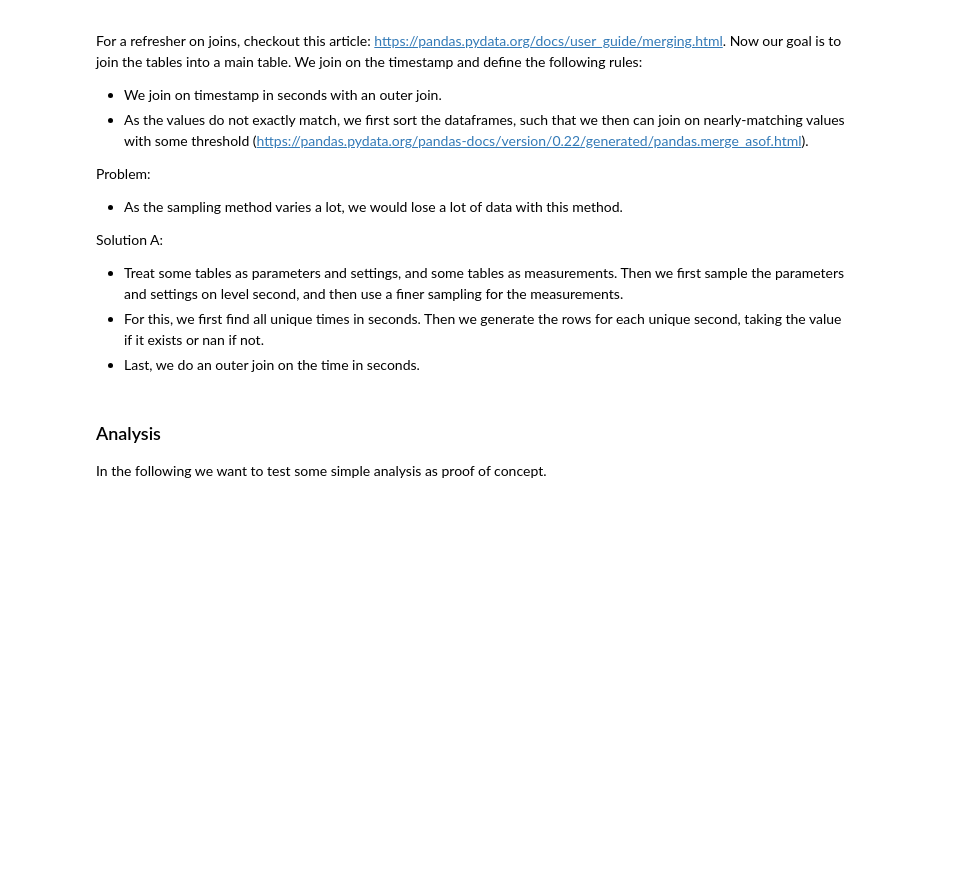
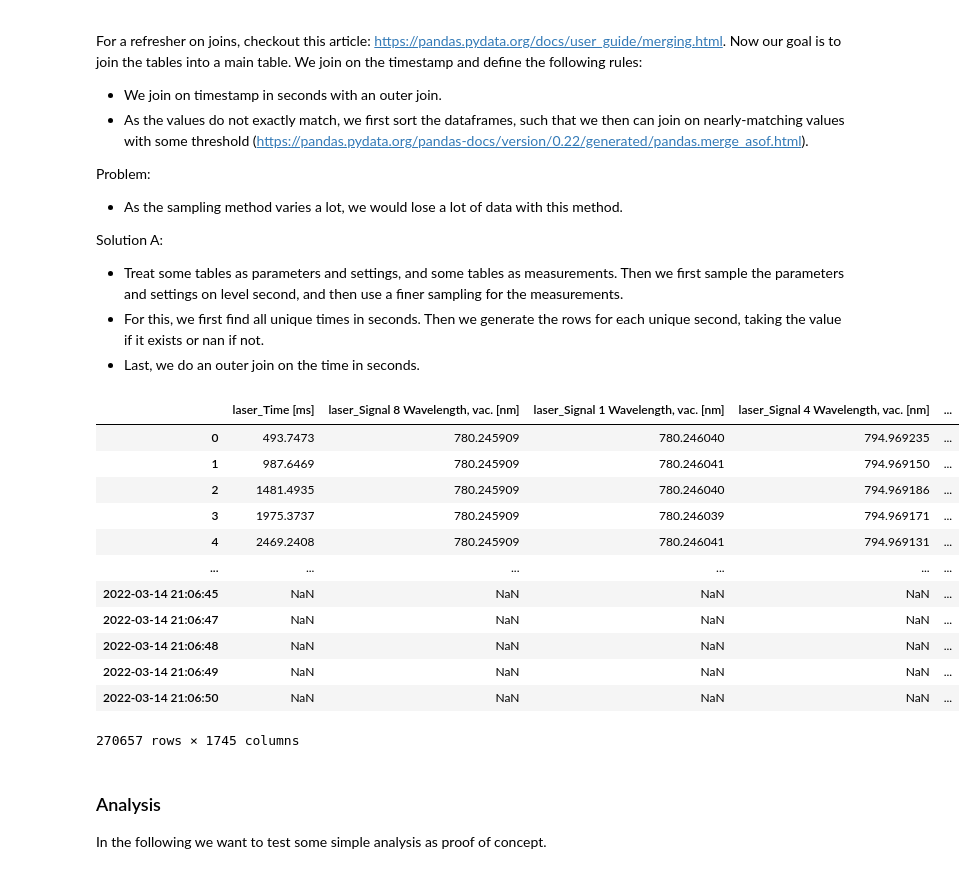
Before and after one commit to romanwixinger/data-engineering-utokyo, a Jupyter notebook: notebooks/data_exploration.ipynb, the cells around one changed output. Cells and saved outputs as stored; diff of their text form; code cells hidden in the pictures; blank space fills up the shorter version.

```diff
--- a/notebooks/data_exploration.ipynb
+++ b/notebooks/data_exploration.ipynb
@@ -42,13 +42,16 @@ class SSD():
     """ Class for data engineering of the SSD2 data. """
 
     @classmethod
-    def get_table(cls, filepath: str=location+"-20220314-100806-Slot1-In2.csv"):
+    def get_table(cls, filepath: str=location+"-20220314-100806-Slot1-In2.csv", with_metadata: bool=False):
+        """ Load full table, consisting of data and metadata in a flat format. """
         data_df = cls._get_data(filepath)
         metadata_df = cls._get_metadata(filepath)
         df = data_df.merge(metadata_df, how='cross')
         cls._harmonize_time(df)
         df = df.sort_values(by="timestamp")
-        return df
+        if with_metadata:
+            return df
+        return df[[col for col in df.columns if col not in metadata_df.columns]]
 
     @classmethod
     def _get_data(cls, filepath: str=location+"-20220314-100806-Slot1-In2.csv") -> pd.DataFrame:
@@ -166,0 +101,3 @@ ssd_full_agg_hist_df
+# %%
+ssd_df = SSD.get_table(with_metadata=True)
+ssd_df
@@ -166,0 +121,24 @@ ssd_full_agg_hist_df
+# %%
+class SSDRepresentation():
+
+    @classmethod
+    def get_hist_rep(cls, ssd_df: pd.DataFrame) -> pd.DataFrame:
+        nr_of_channels = ssd_df["//Gain"][0]
+
+        # Groupby timestamp and PulseHeight (channel)
+        grouped = ssd_df.groupby(by=["datetime", "PulseHeight"])
+        df = grouped.agg({"TraceName": 'count'}).rename({"TraceName": "PulseCount"}, axis=1)
+        df = df.unstack(level='PulseHeight').fillna(0, downcast="infer")
+
+        # Fix column names
+        df.columns = df.columns.to_flat_index()
+        df.columns = [str(col[1]) for col in df.columns.values]
+
+        return df
+
+    @classmethod
+    def get_fully_aggregated_hist_rep(cls, ssd_df: pd.DataFrame) -> pd.DataFrame:
+        df = cls.get_hist_rep(ssd_df)
+        df_sum = df.sum()
+        df = pd.DataFrame(data=[df_sum.values], columns=df_sum.index.values)
+        return df
@@ -555,7 +585,7 @@ Solution A:
 # %%
 class Main():
 
-    def limit_tables_to_timespan(dfs, start: pd.Datetime, stop: pd.Datetime):
+    def limit_tables_to_timespan(dfs, start, stop):
         """ Takes a list of dfs, only keeps the rows between start and stop time and returns the modified list.
         """
         pass
@@ -574,10 +604,24 @@ class Main():
         return main_df
 # %%
 main_table = Main.build_table(
-    dfs=[laser_df, gauge_df, ion_beam_control_df, heater_df, coil_table, pmt_df, ssd_df][1:],
-    prefixes=["laser", "gauge", "ion_beam_control", "heater", "coil", "pmt", "ssd"][1:]
+    dfs=[laser_df, gauge_df, ion_beam_control_df, heater_df, coil_table, pmt_df, ssd_df, ssd_hist_df],
+    prefixes=["laser", "gauge", "ion_beam_control", "heater", "coil", "pmt", "ssd", "ssd_hist"]
 )
 main_table
+# %% [output]
+|  | laser_Time [ms] | laser_Signal 8 Wavelength, vac. [nm] | laser_Signal 1 Wavelength, vac. [nm] | laser_Signal 4 Wavelength, vac. [nm] | ... |
+| 0 | 493.7473 | 780.245909 | 780.246040 | 794.969235 | ... |
+| 1 | 987.6469 | 780.245909 | 780.246041 | 794.969150 | ... |
+| 2 | 1481.4935 | 780.245909 | 780.246040 | 794.969186 | ... |
+| 3 | 1975.3737 | 780.245909 | 780.246039 | 794.969171 | ... |
+| 4 | 2469.2408 | 780.245909 | 780.246041 | 794.969131 | ... |
+| ... | ... | ... | ... | ... | ... |
+| 2022-03-14 21:06:45 | NaN | NaN | NaN | NaN | ... |
+| 2022-03-14 21:06:47 | NaN | NaN | NaN | NaN | ... |
+| 2022-03-14 21:06:48 | NaN | NaN | NaN | NaN | ... |
+| 2022-03-14 21:06:49 | NaN | NaN | NaN | NaN | ... |
+| 2022-03-14 21:06:50 | NaN | NaN | NaN | NaN | ... |
+270657 rows × 1745 columns
-# %% [markdown]
-### Analysis
-In the following we want to test some simple analysis as proof of concept.
+# %% [markdown]
+### Analysis
+In the following we want to test some simple analysis as proof of concept.
```
Also changed, not shown: parts of 15 cells of this notebook.
